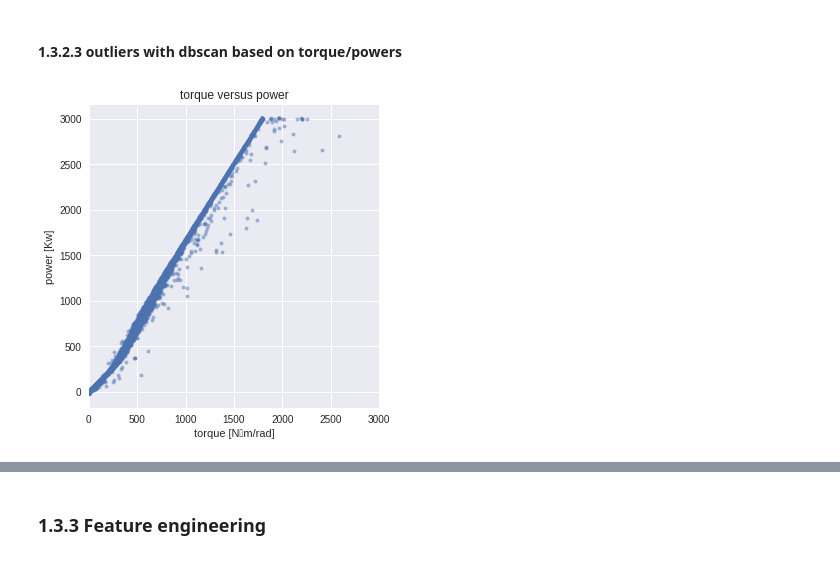
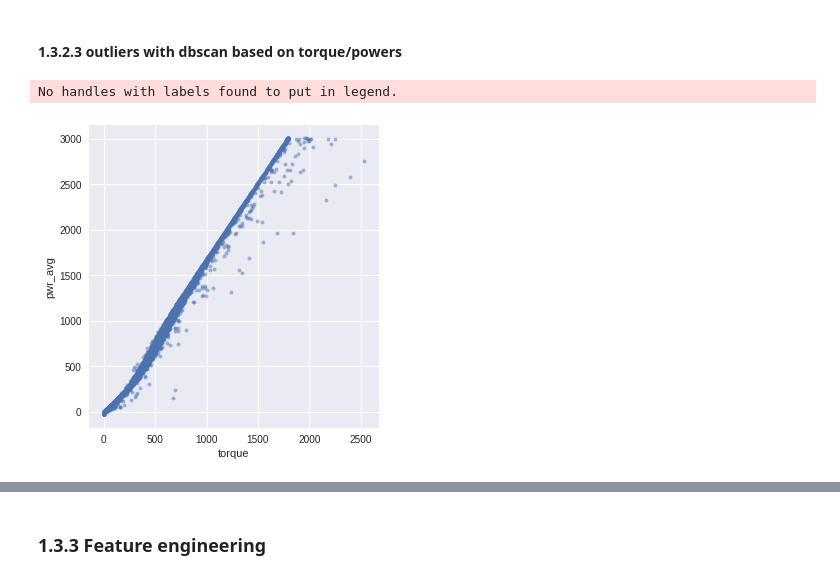
Before and after one commit to Umercia/wind_power, a Jupyter notebook: wind_farm_power_prediction.ipynb, the cells around one changed output, grey strips where cells are left out. Drawn from its saved outputs; the diff is of its cells as text; code cells hidden in the pictures.

```diff
--- a/wind_farm_power_prediction.ipynb
+++ b/wind_farm_power_prediction.ipynb
@@ -259,7 +255,7 @@ input_path = "/content/gdrive/My Drive/Colab Notebooks/wind_power/data/0.input_f
 
 li = []
 for file_name in os.listdir(input_path):
-    file_path = path + file_name
+    file_path = input_path + file_name
     df = pd.read_csv(file_path,
                              index_col='Date',
                              parse_dates=True)
@@ -367,19 +359,20 @@ def clean(df_in, min_max_dic, inplace=True):
     elif (inplace == False):
         df_out = df_in.copy()
 
+    print("Points set to NaN because outside min/max:")
+    print('feature\t\tn_point\t\tpercentage\tmin\t\tmax')
+    print(70*"_")
     for key, item in min_max_dic.items():
         mask = ((df_out[key] < min_max_dic[key][0]) |
                 (df_out[key] > min_max_dic[key][1]))
         df_out.loc[mask, key] = np.NaN
 
         if mask.sum() > 0:
-            message = ("In the {} column, {} elements ({}%) have been set to NaN"
-                       " because values were outside the boundaries [{}:{}].")
-            print(message.format(key,
-                                 mask.sum(),
-                                 round(mask.sum()/mask.size*100,2),
-                                 min_max_dic[key][0],
-                                 min_max_dic[key][1]))
+            print("{}\t\t\t{}\t\t{:.2%}\t\t{}\t\t{}".format(key,
+                                                     mask.sum(),
+                                                     mask.sum()/mask.size,
+                                                     min_max_dic[key][0],
+                                                     min_max_dic[key][1]))
     return df_out
 
 wtg_df = clean(wtg_df, min_max_dic)
@@ -440,24 +438,23 @@ plt.xlim(0,25)
 # %% [markdown]
 #### 1.3.2.3 outliers with dbscan based on torque/powers
+# %%
+# Torque columns
+from math import pi
+
+wtg_df["torque"] = 0
+mask = (wtg_df["rpm_avg"] > 0) & (wtg_df["pwr_avg"] > 0)
+wtg_df.loc[mask, "torque"] = wtg_df.loc[mask, "pwr_avg"]/wtg_df.loc[mask, "rpm_avg"]*30/pi
 # %%
-# Torque columns
-from math import pi
-
-wtg_df["torque"] = 0
-mask = wtg_df["rpm_avg"] > 0
-wtg_df.loc[mask, "torque"] = wtg_df.loc[mask, "pwr_avg"]/wtg_df.loc[mask, "rpm_avg"]*30/pi
-
 # Inputs
 X = wtg_df.sample(n=10000, random_state=10)
 mask = (X['filt_firt_ala'] == 1) & (X['filt_ok_time'] == 1)
 
 # plt.figure(figsize=(10, 12))
 sns.lmplot(x="torque", y="pwr_avg", data=X.loc[mask,:],
            fit_reg=False, legend=False, palette="seismic_r", scatter_kws={"s":15, 'alpha':0.50})
-plt.xlim(0,3000)
-plt.title("torque versus power")
-plt.xlabel("torque [N⋅m/rad]")
-plt.ylabel("power [Kw]")
+
+plt.legend()
 plt.show()
 # %% [output]
+No handles with labels found to put in legend.
-[figure, old version]
+[figure, new version]
```
Also changed, not shown: parts of 19 cells of this notebook.
